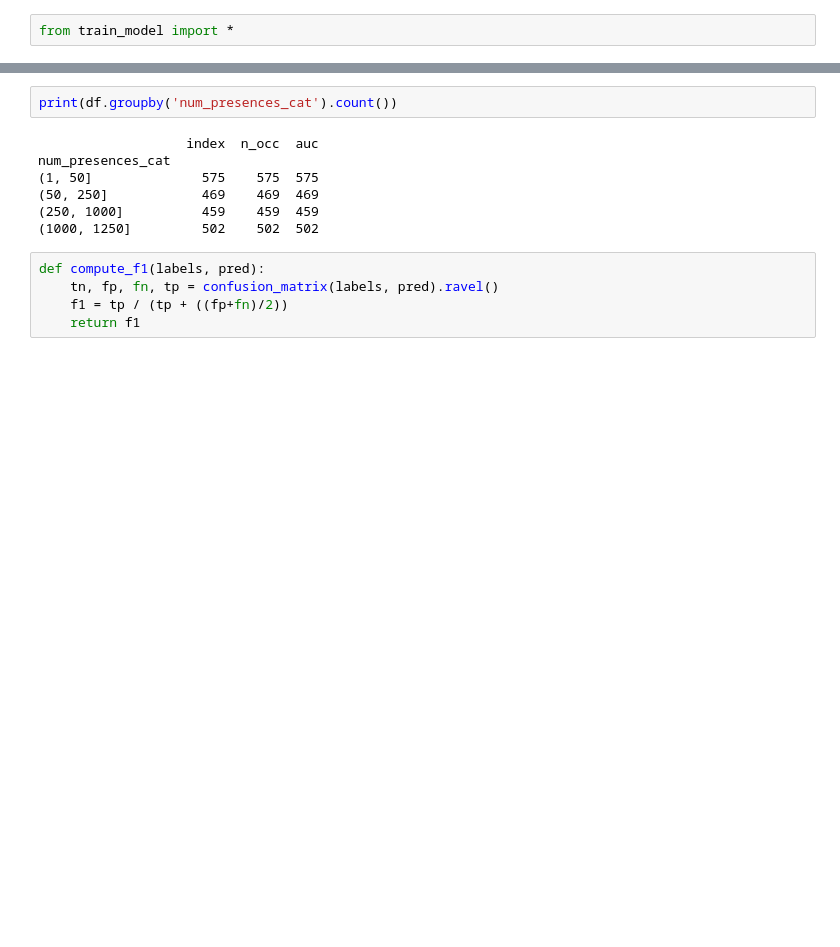
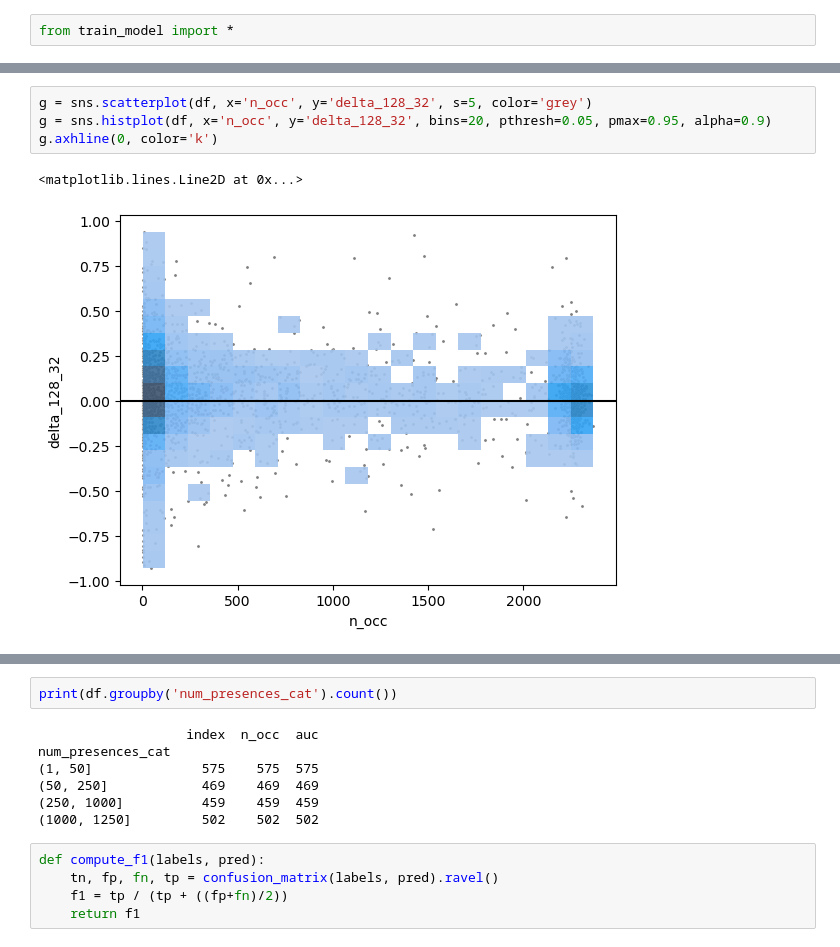
Before and after one commit to ninavantiel/multi_scale_SDMs, a Jupyter notebook: model_evaluation.ipynb, the cells around one changed output, grey strips where cells are left out. Drawn from its saved outputs; the diff is of its cells as text; blank space fills up the shorter version.

```diff
--- a/model_evaluation.ipynb
+++ b/model_evaluation.ipynb
@@ -2,0 +87,7 @@ from train_model import *
+# %%
+g = sns.scatterplot(df, x='n_occ', y='delta_128_32', s=5, color='grey')
+g = sns.histplot(df, x='n_occ', y='delta_128_32', bins=20, pthresh=0.05, pmax=0.95, alpha=0.9)
+g.axhline(0, color='k')
+# %% [output]
+<matplotlib.lines.Line2D at 0x...>
+[figure, added]
```
Also changed, not shown: parts of 29 cells of this notebook, 6 other files.
